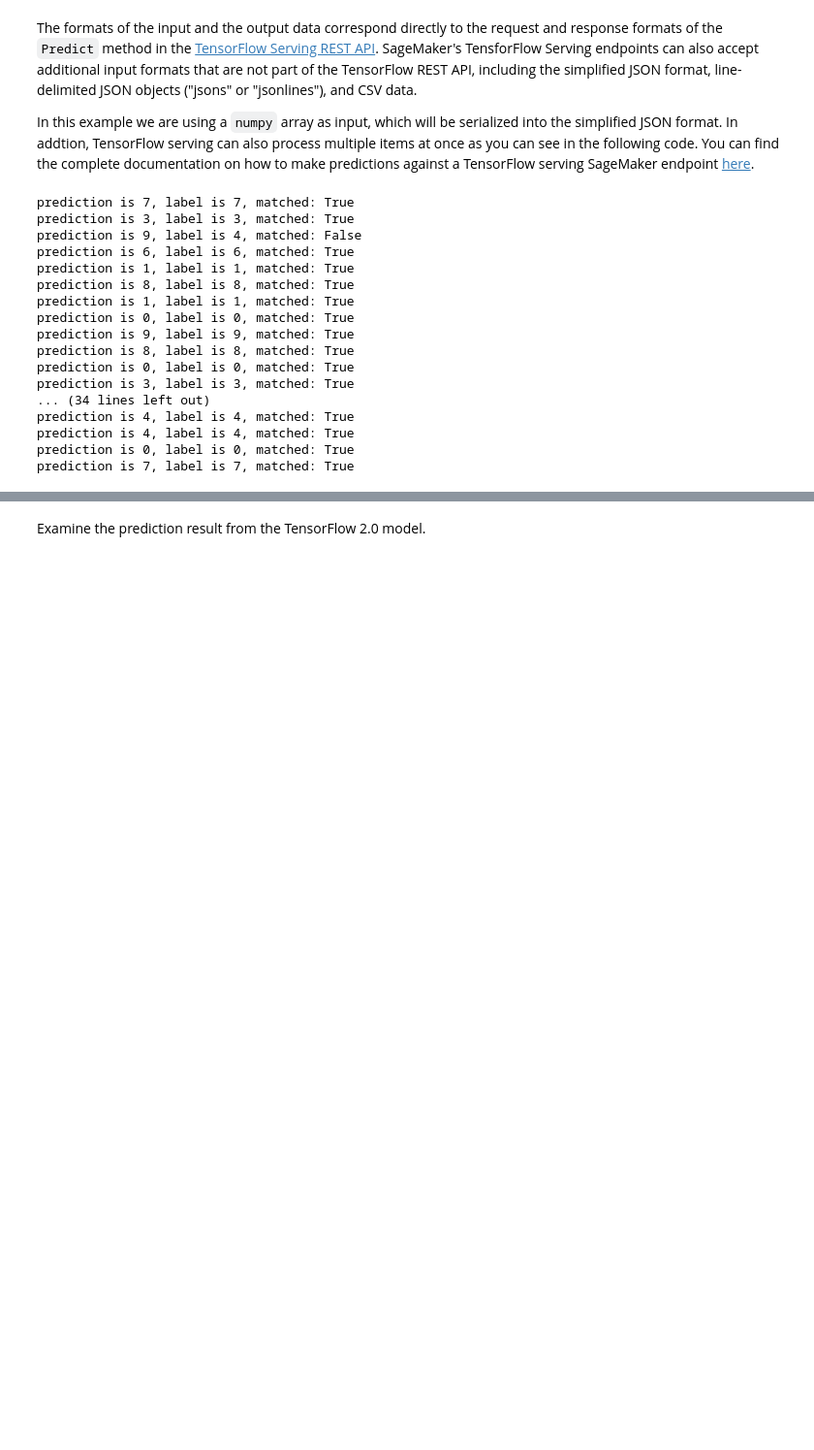
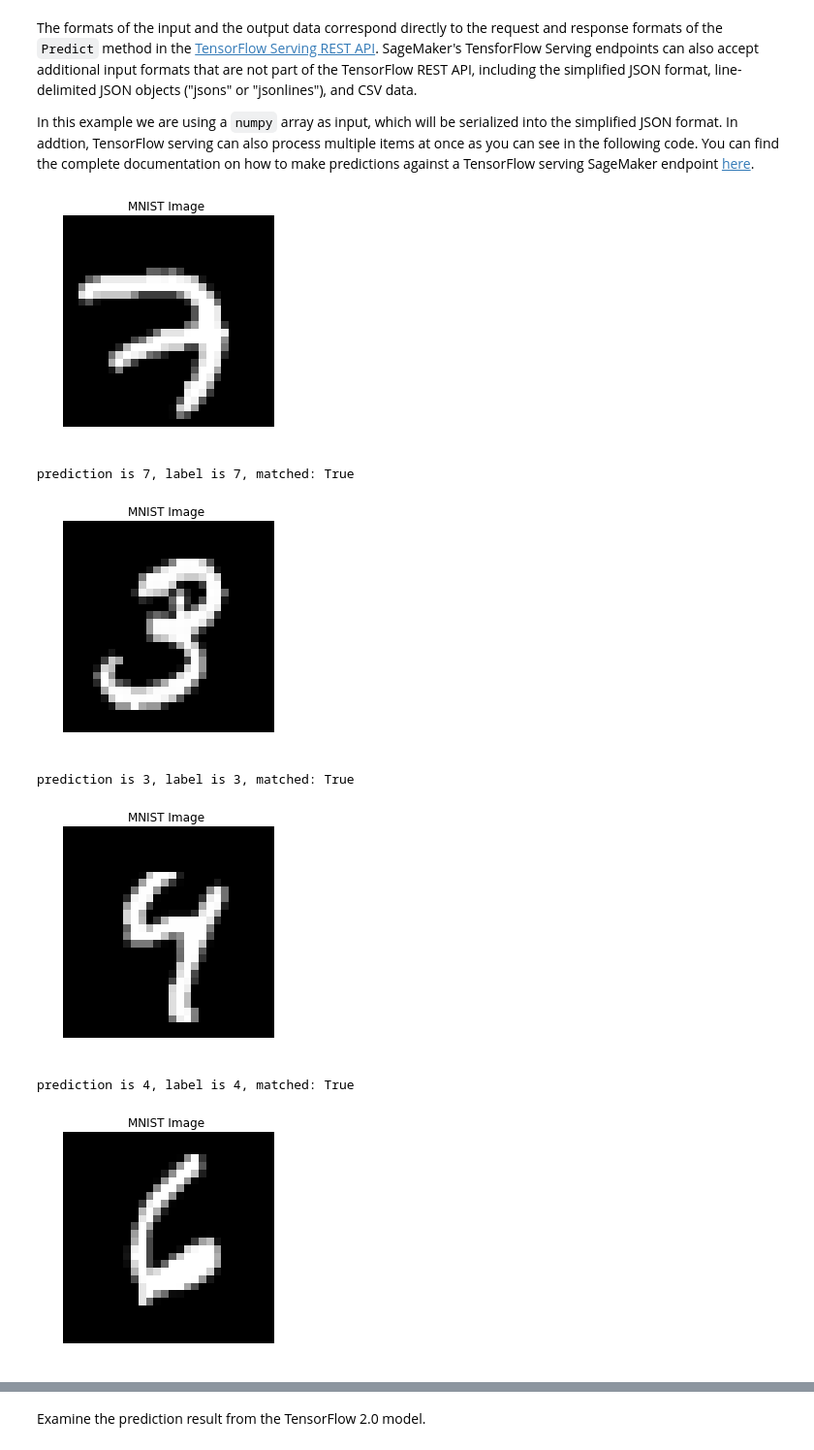
Before and after one commit to aws-samples/amazon-sagemaker-fraud-detection, a Jupyter notebook: workshop-1/dist_training_TF_script_mode/tensorflow_script_mode_training_and_serving.ipynb, the cells around one changed output, grey strips where cells are left out. Shown at 97% size. Drawn from its saved outputs; the diff is of its cells as text; code cells hidden in the pictures; blank space fills up the shorter version.

```diff
--- a/workshop-1/dist_training_TF_script_mode/tensorflow_script_mode_training_and_serving.ipynb
+++ b/workshop-1/dist_training_TF_script_mode/tensorflow_script_mode_training_and_serving.ipynb
@@ -120,27 +155,30 @@ download: s3://sagemaker-sample-data-us-east-2/tensorflow/mnist/train_labels.npy
 The formats of the input and the output data correspond directly to the request and response formats of the `Predict` method in the [TensorFlow Serving REST API](https://www.tensorflow.org/serving/api_rest). SageMaker's TensforFlow Serving endpoints can also accept additional input formats that are not part of the TensorFlow REST API, including the simplified JSON format, line-delimited JSON objects ("jsons" or "jsonlines"), and CSV data.
 
 In this example we are using a `numpy` array as input, which will be serialized into the simplified JSON format. In addtion, TensorFlow serving can also process multiple items at once as you can see in the following code. You can find the complete documentation on how to make predictions against a TensorFlow serving SageMaker endpoint [here](https://github.com/aws/sagemaker-python-sdk/blob/master/src/sagemaker/tensorflow/deploying_tensorflow_serving.rst#making-predictions-against-a-sagemaker-endpoint).
+# %%
+%matplotlib inline
+import matplotlib.pyplot as plt
+
+def plot_mnist(input_tensor):
+    fig, ax = plt.subplots()
+    ax.imshow(input_tensor, cmap=plt.cm.gray)
+    ax.set_axis_off()
+    plt.title("MNIST Image ")
+    plt.axis('off')
+    plt.show()
 # %%
 predictions = predictor.predict(train_data[:50])
 for i in range(0, 50):
     prediction = predictions['predictions'][i]['classes']
     label = train_labels[i]
+    mnist_image=train_data[i].reshape((28,28))
+    plot_mnist(mnist_image)
     print('prediction is {}, label is {}, matched: {}'.format(prediction, label, prediction == label))
 # %% [output]
+[figure, added]
 prediction is 7, label is 7, matched: True
-prediction is 3, label is 3, matched: True
-prediction is 9, label is 4, matched: False
-prediction is 6, label is 6, matched: True
-prediction is 1, label is 1, matched: True
-prediction is 8, label is 8, matched: True
-prediction is 1, label is 1, matched: True
-prediction is 0, label is 0, matched: True
-prediction is 9, label is 9, matched: True
-prediction is 8, label is 8, matched: True
-prediction is 0, label is 0, matched: True
-prediction is 3, label is 3, matched: True
-... (34 lines left out)
-prediction is 4, label is 4, matched: True
-prediction is 4, label is 4, matched: True
-prediction is 0, label is 0, matched: True
-prediction is 7, label is 7, matched: True
+[figure, added]
+prediction is 3, label is 3, matched: True
+[figure, added]
+prediction is 4, label is 4, matched: True
+[figure, added]
```
Also changed, not shown: parts of 7 cells of this notebook, 2 other files.
